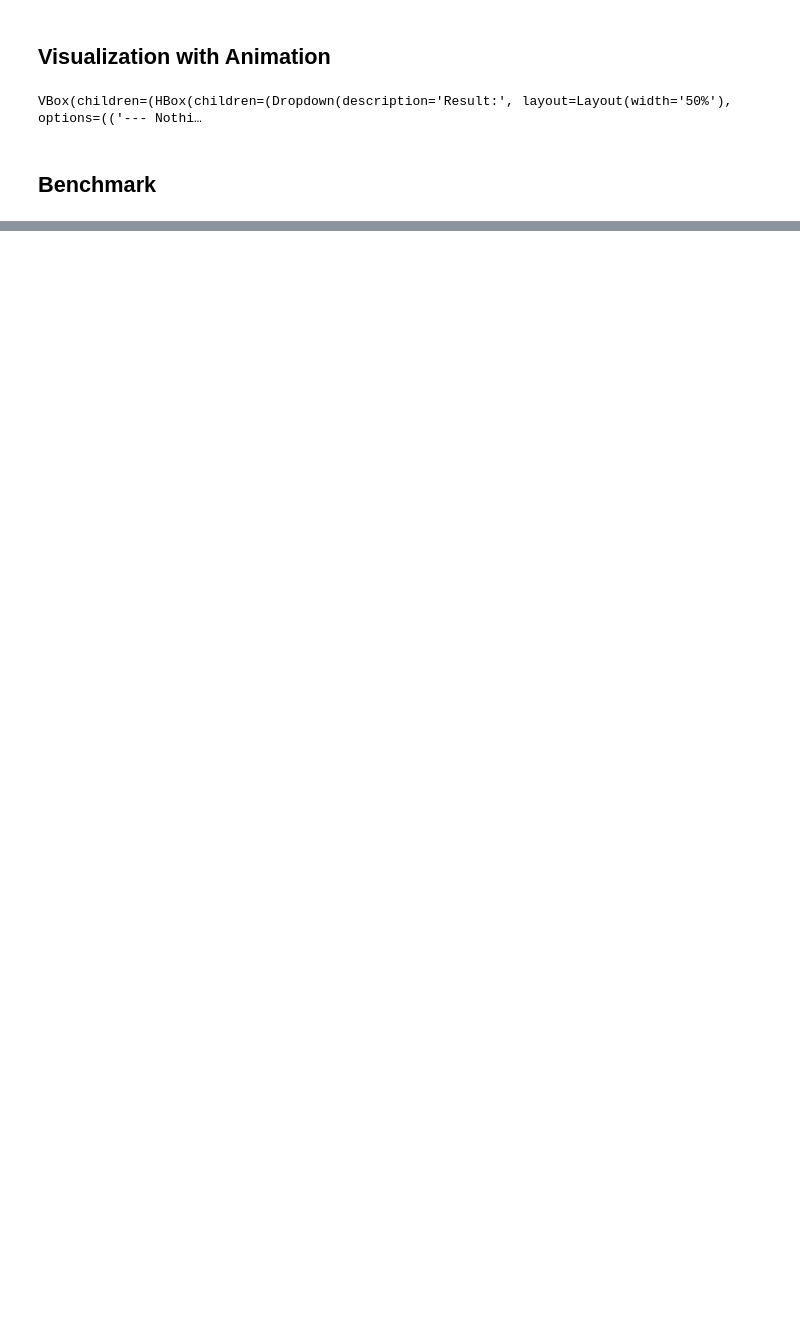
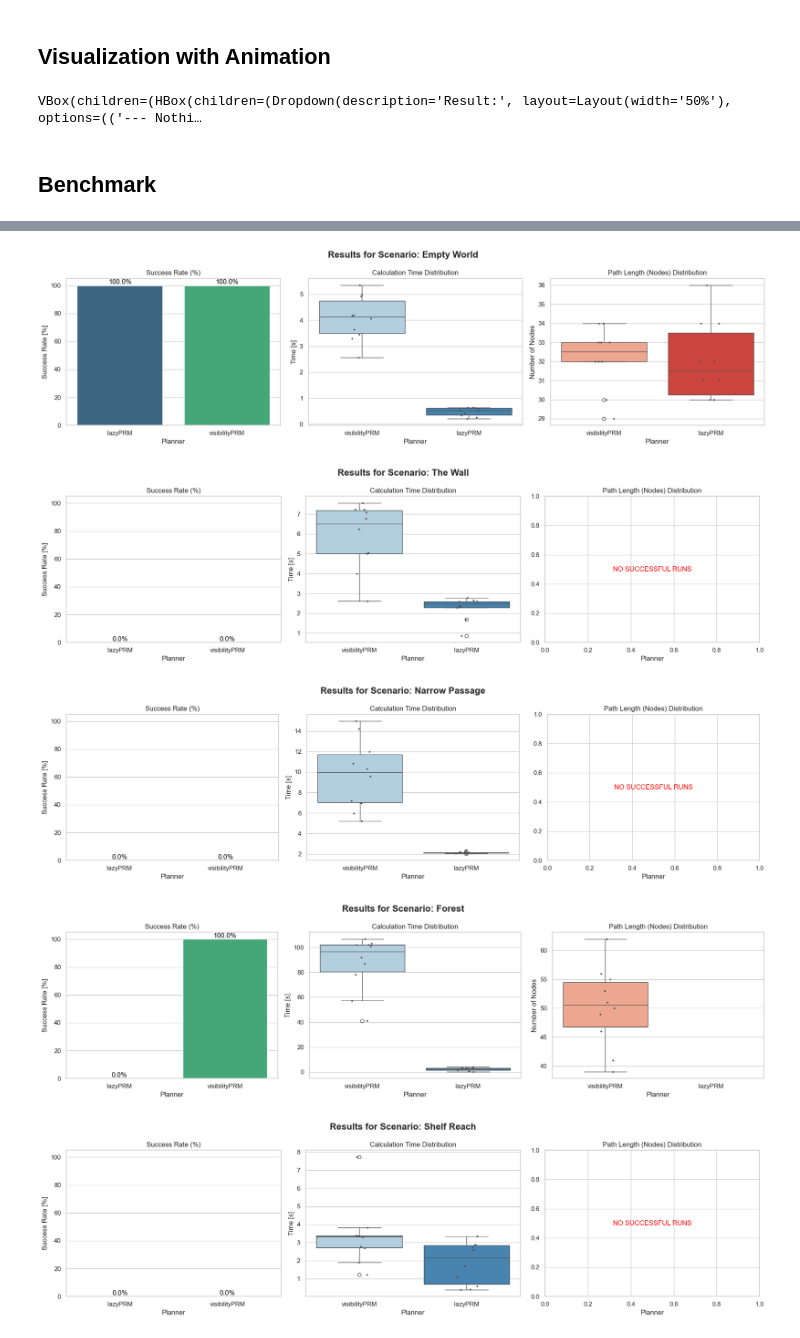
Before and after one commit to Paulchenn/Mobiler_Manipulator, a Jupyter notebook: notebooks/Mobile_Manipulator_Main.ipynb, the cells around one changed output, grey strips where cells are left out. Cells and saved outputs as stored; diff of their text form; code cells hidden in the pictures; blank space fills up the shorter version.

Commit message:
New run and batch evaluator implemented.

```diff
--- a/notebooks/Mobile_Manipulator_Main.ipynb
+++ b/notebooks/Mobile_Manipulator_Main.ipynb
@@ -609,0 +686,15 @@ plt.show()
+# %%
+# --- KONFIGURATION ---
+NUMBER_OF_RUNS = 10  # Wie oft soll jeder Test wiederholt werden?
+
+print(f"Starting Evaluation with {NUMBER_OF_RUNS} runs per scenario...")
+
+# Batch starten
+df_results = BatchEvaluator.run_experiment(plannerFactory, benchList, num_runs=NUMBER_OF_RUNS)
+
+print("Evaluation finished.")
+# Kurzer Blick auf die Daten (erste 5 Zeilen)
+display(df_results.head())
+
+# Optional: Speichern als CSV, damit die Daten nicht verloren gehen
+# df_results.to_csv(f"benchmark_results_{NUMBER_OF_RUNS}runs.csv", index=False)
@@ -609,0 +726,62 @@ plt.show()
+# %%
+import seaborn as sns
+import matplotlib.pyplot as plt
+
+# Styling
+sns.set_theme(style="whitegrid")
+
+unique_benchmarks = df_results["Benchmark"].unique()
+
+for bench_name in unique_benchmarks:
+    # Daten filtern
+    df_bench = df_results[df_results["Benchmark"] == bench_name]
+
+    # Prüfen, ob überhaupt erfolgreiche Runs existieren (für PathLength relevant)
+    has_successes = df_bench["Success"].any()
+
+    fig, axes = plt.subplots(1, 3, figsize=(18, 5))
+    fig.suptitle(f"Results for Scenario: {bench_name}", fontsize=16, fontweight='bold')
+
+    # --- PLOT 1: SUCCESS RATE ---
+    success_rates = df_bench.groupby("Planner")["Success"].mean().reset_index()
+    success_rates["Success"] *= 100
+
+    # FIX: hue="Planner" und legend=False gegen die Warnung
+    sns.barplot(data=success_rates, x="Planner", y="Success", ax=axes[0], hue="Planner", palette="viridis", legend=False)
+    axes[0].set_title("Success Rate (%)")
+    axes[0].set_ylim(0, 105)
+    axes[0].set_ylabel("Success Rate [%]")
+
+    for index, row in success_rates.iterrows():
+        axes[0].text(index, row.Success + 1, f"{row.Success:.1f}%", color='black', ha="center")
+
+    # --- PLOT 2: PLANNING TIME ---
+    # Zeit haben wir immer (auch bei Fail), daher unkritisch, aber hue hinzufügen
+    sns.boxplot(data=df_bench, x="Planner", y="Time", ax=axes[1], hue="Planner", palette="Blues", legend=False)
+    sns.stripplot(data=df_bench, x="Planner", y="Time", color=".3", size=3, ax=axes[1])
+    axes[1].set_title("Calculation Time Distribution")
+    axes[1].set_ylabel("Time [s]")
+
+    # --- PLOT 3: PATH LENGTH ---
+    # FIX: Nur plotten, wenn wir Daten haben (sonst Crash)
+    if has_successes:
+        # Wir filtern NaNs heraus, nur um sicherzugehen, aber Seaborn sollte NaNs ignorieren,
+        # solange WENIGSTENS EIN Wert da ist.
+        sns.boxplot(data=df_bench, x="Planner", y="PathLength", ax=axes[2], hue="Planner", palette="Reds", legend=False)
+        sns.stripplot(data=df_bench, x="Planner", y="PathLength", color=".3", size=3, ax=axes[2])
+        axes[2].set_title("Path Length (Nodes) Distribution")
+        axes[2].set_ylabel("Number of Nodes")
+    else:
+        # Fallback: Leerer Plot mit Text
+        axes[2].text(0.5, 0.5, "NO SUCCESSFUL RUNS", ha='center', va='center', fontsize=12, color='red')
+        axes[2].set_title("Path Length (Nodes) Distribution")
+        axes[2].set_xlabel("Planner")
+
+    plt.tight_layout()
+    plt.show()
+# %% [output]
+[figure, added]
+[figure, added]
+[figure, added]
+[figure, added]
+[figure, added]
```
Also changed, not shown: parts of 7 cells of this notebook.
